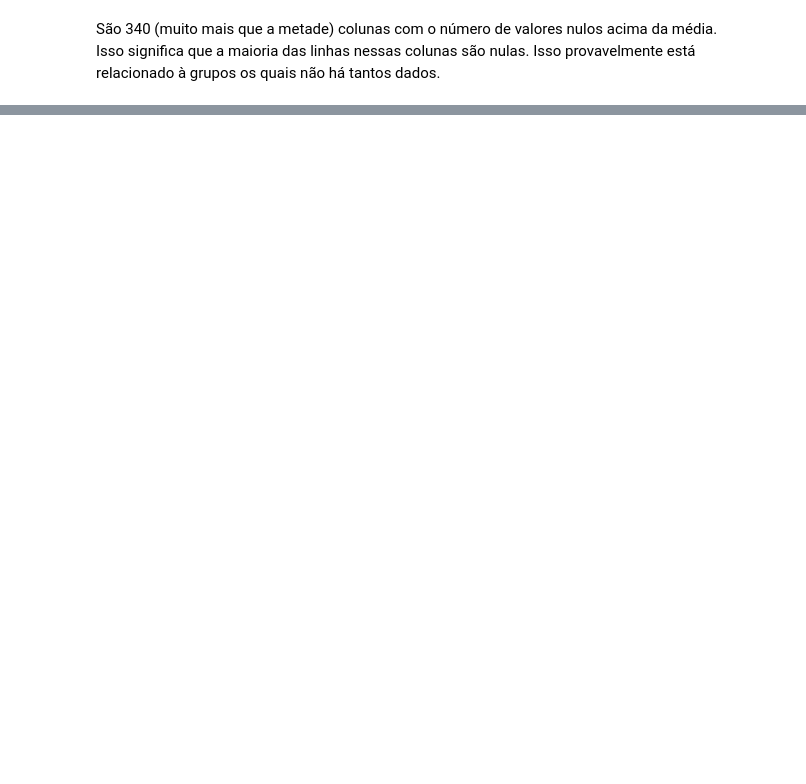
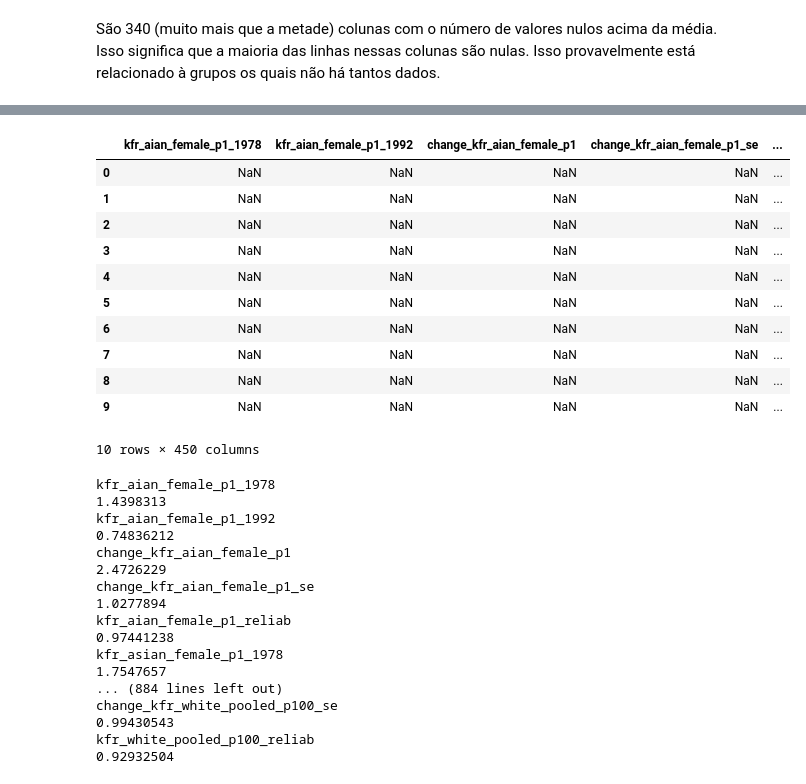
Before and after one commit to ddanieldma/data-visualization, a Jupyter notebook: T2/exploring.ipynb, the cells around one changed output, grey strips where cells are left out. Drawn from its saved outputs; the diff is of its cells as text; code cells hidden in the pictures; blank space fills up the shorter version.

```diff
--- a/T2/exploring.ipynb
+++ b/T2/exploring.ipynb
@@ -224,0 +228,40 @@ De fato, quanto menos representada é população retirada há uma tendência de
+# %%
+# Selecionando apenas colunas kfi
+df = df_county_trends_estimate.filter(like='kfr', axis=1)
+display(df.head(10))
+
+# Por se tratar de uma renda familiar média, o esperado é que os valores sejam todos maiores que 0.
+for col in df.columns:
+    # if df[col].min() < 0:
+    print(col)
+    print(df[col].max())
+# %% [output]
+|  | kfr_aian_female_p1_1978 | kfr_aian_female_p1_1992 | change_kfr_aian_female_p1 | change_kfr_aian_female_p1_se | ... |
+| 0 | NaN | NaN | NaN | NaN | ... |
+| 1 | NaN | NaN | NaN | NaN | ... |
+| 2 | NaN | NaN | NaN | NaN | ... |
+| 3 | NaN | NaN | NaN | NaN | ... |
+| 4 | NaN | NaN | NaN | NaN | ... |
+| 5 | NaN | NaN | NaN | NaN | ... |
+| 6 | NaN | NaN | NaN | NaN | ... |
+| 7 | NaN | NaN | NaN | NaN | ... |
+| 8 | NaN | NaN | NaN | NaN | ... |
+| 9 | NaN | NaN | NaN | NaN | ... |
+10 rows × 450 columns
+kfr_aian_female_p1_1978
+1.4398313
+kfr_aian_female_p1_1992
+0.74836212
+change_kfr_aian_female_p1
+2.4726229
+change_kfr_aian_female_p1_se
+1.0277894
+kfr_aian_female_p1_reliab
+0.97441238
+kfr_asian_female_p1_1978
+1.7547657
+... (884 lines left out)
+change_kfr_white_pooled_p100_se
+0.99430543
+kfr_white_pooled_p100_reliab
+0.92932504
```
Also changed, not shown: parts of 7 cells of this notebook.
